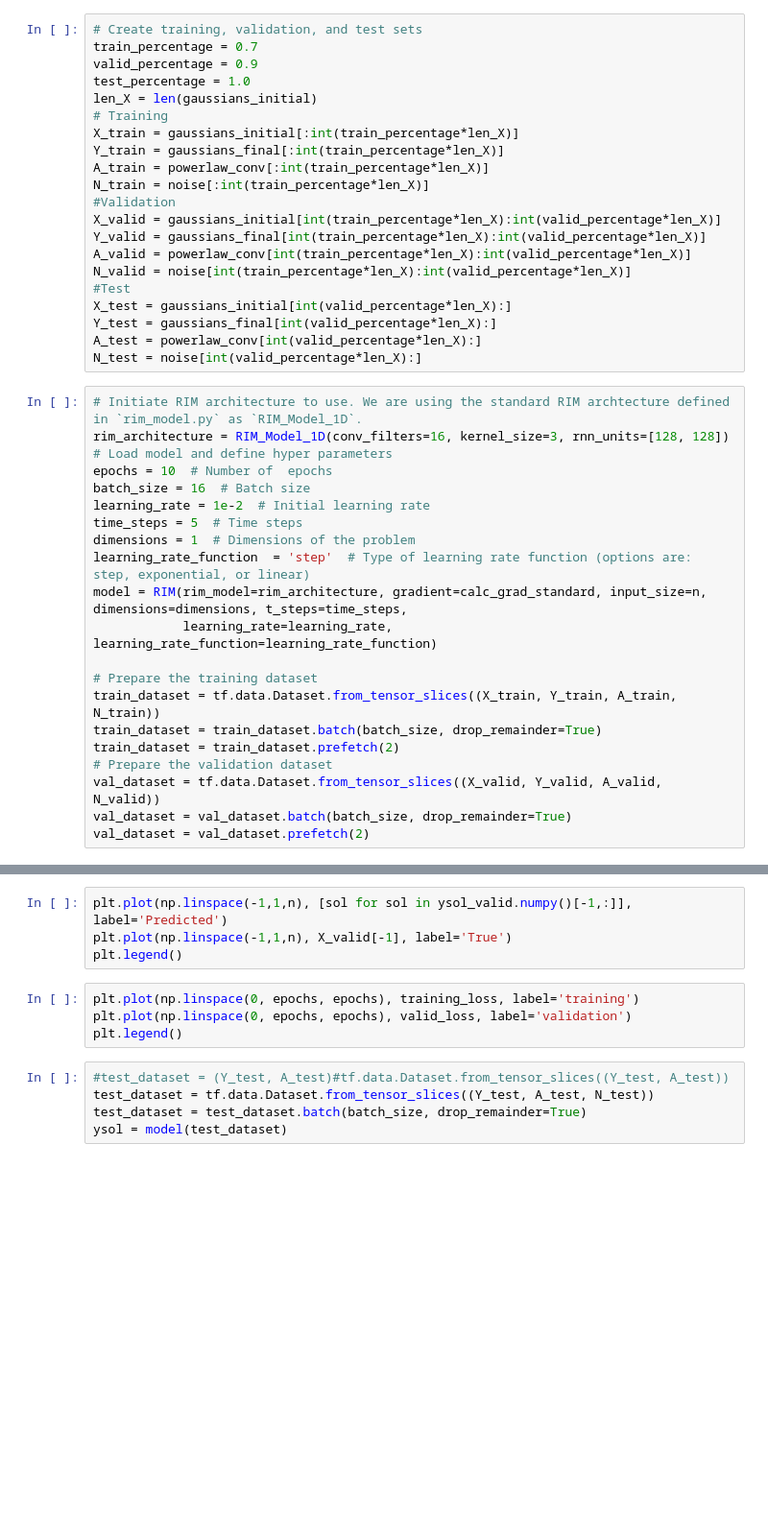
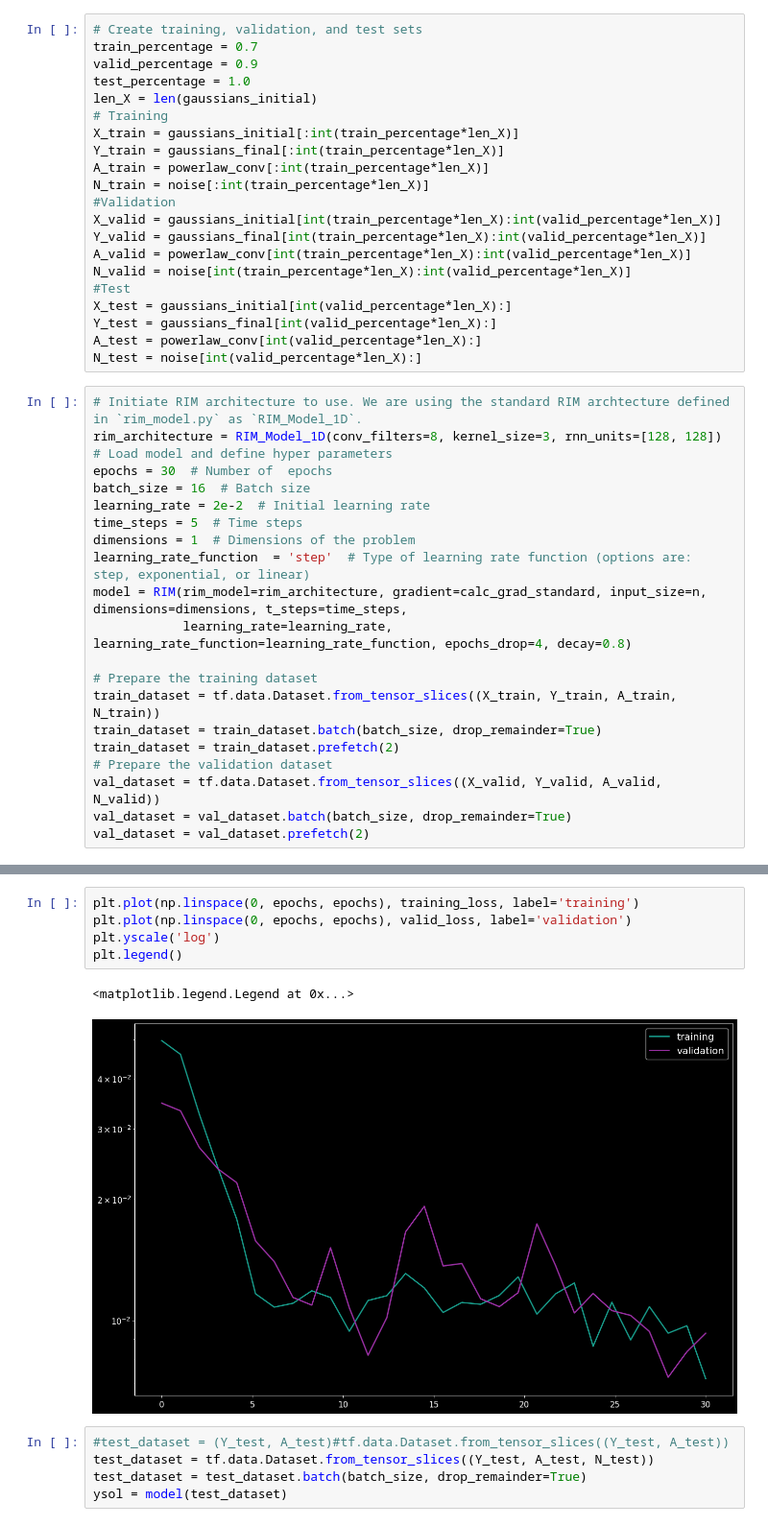
Before and after one commit to crhea93/astroRIM, a Jupyter notebook: Notebooks/RIM-Test-1D-Gaussians.ipynb, the cells around one changed output, grey strips where cells are left out. Shown at 96% size. Cells and saved outputs as stored; diff of their text form; blank space fills up the shorter version.

```diff
--- a/Notebooks/RIM-Test-1D-Gaussians.ipynb
+++ b/Notebooks/RIM-Test-1D-Gaussians.ipynb
@@ -102,16 +102,16 @@ A_test = powerlaw_conv[int(valid_percentage*len_X):]
 N_test = noise[int(valid_percentage*len_X):]
 # %%
 # Initiate RIM architecture to use. We are using the standard RIM archtecture defined in `rim_model.py` as `RIM_Model_1D`.
-rim_architecture = RIM_Model_1D(conv_filters=16, kernel_size=3, rnn_units=[128, 128])
+rim_architecture = RIM_Model_1D(conv_filters=8, kernel_size=3, rnn_units=[128, 128])
 # Load model and define hyper parameters
-epochs = 10  # Number of  epochs
+epochs = 30  # Number of  epochs
 batch_size = 16  # Batch size
-learning_rate = 1e-2  # Initial learning rate
+learning_rate = 2e-2  # Initial learning rate
 time_steps = 5  # Time steps
 dimensions = 1  # Dimensions of the problem
 learning_rate_function  = 'step'  # Type of learning rate function (options are: step, exponential, or linear)
 model = RIM(rim_model=rim_architecture, gradient=calc_grad_standard, input_size=n, dimensions=dimensions, t_steps=time_steps,
-            learning_rate=learning_rate, learning_rate_function=learning_rate_function)
+            learning_rate=learning_rate, learning_rate_function=learning_rate_function, epochs_drop=4, decay=0.8)
 
 # Prepare the training dataset
 train_dataset = tf.data.Dataset.from_tensor_slices((X_train, Y_train, A_train, N_train))
@@ -146,11 +145,11 @@ KeyboardInterrupt:
-# %%
-plt.plot(np.linspace(-1,1,n), [sol for sol in ysol_valid.numpy()[-1,:]], label='Predicted')
-plt.plot(np.linspace(-1,1,n), X_valid[-1], label='True')
-plt.legend()
 # %%
 plt.plot(np.linspace(0, epochs, epochs), training_loss, label='training')
 plt.plot(np.linspace(0, epochs, epochs), valid_loss, label='validation')
+plt.yscale('log')
 plt.legend()
+# %% [output]
+<matplotlib.legend.Legend at 0x...>
+[figure, added]
 # %%
 #test_dataset = (Y_test, A_test)#tf.data.Dataset.from_tensor_slices((Y_test, A_test))
 test_dataset = tf.data.Dataset.from_tensor_slices((Y_test, A_test, N_test))
```
Also changed, not shown: parts of 8 cells of this notebook, 31 other files.
